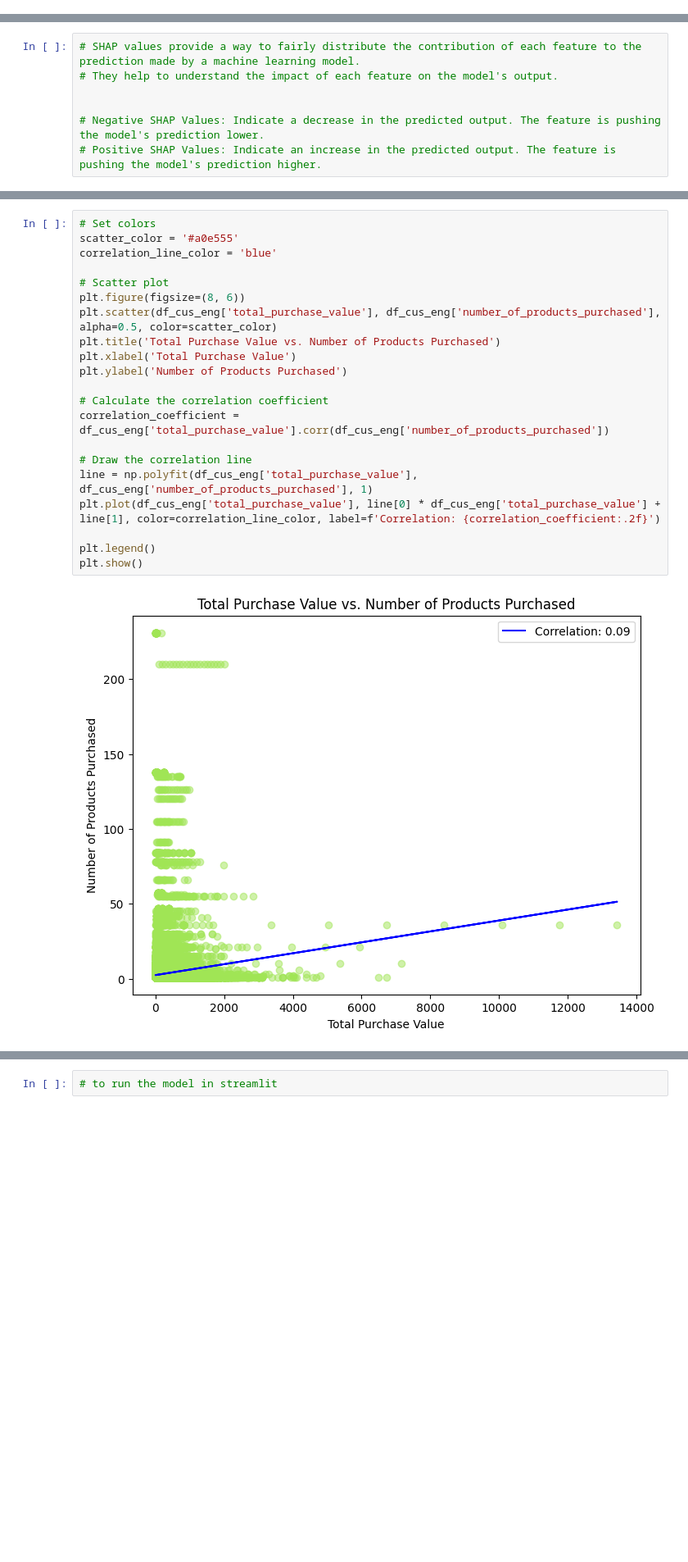
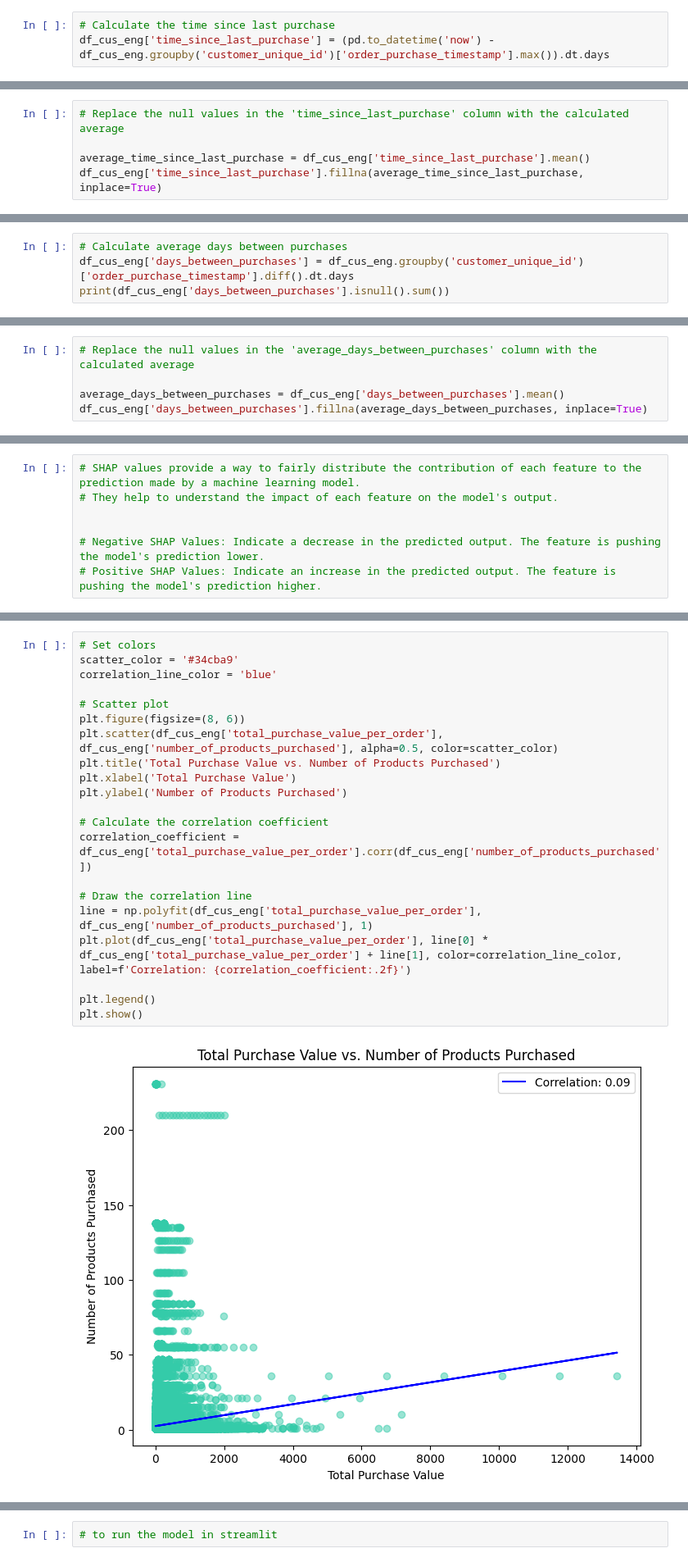
Before and after one commit to yjia28tan/Big-Data-Programming-Project, a Jupyter notebook: Code&Dataset/cleaned dataset/Customer_engagement_anslysis.ipynb, the cells around one changed output, grey strips where cells are left out. Shown: that part at 82% size. Drawn from its saved outputs; the diff is of its cells as text; blank space fills up the shorter version.

```diff
--- a/Code&Dataset/cleaned dataset/Customer_engagement_anslysis.ipynb
+++ b/Code&Dataset/cleaned dataset/Customer_engagement_anslysis.ipynb
@@ -161,3 +256,6 @@ plt.show()
 [figure]
 # %%
 # Customer Engagement
+# %%
+# Calculate the time since last purchase
+df_cus_eng['time_since_last_purchase'] = (pd.to_datetime('now') - df_cus_eng.groupby('customer_unique_id')['order_purchase_timestamp'].max()).dt.days
@@ -163,0 +266,5 @@ plt.show()
+# %%
+# Replace the null values in the 'time_since_last_purchase' column with the calculated average
+
+average_time_since_last_purchase = df_cus_eng['time_since_last_purchase'].mean()
+df_cus_eng['time_since_last_purchase'].fillna(average_time_since_last_purchase, inplace=True)
@@ -163,0 +283,4 @@ plt.show()
+# %%
+# Calculate average days between purchases
+df_cus_eng['days_between_purchases'] = df_cus_eng.groupby('customer_unique_id')['order_purchase_timestamp'].diff().dt.days
+print(df_cus_eng['days_between_purchases'].isnull().sum())
@@ -163,0 +289,5 @@ plt.show()
+# %%
+# Replace the null values in the 'average_days_between_purchases' column with the calculated average
+
+average_days_between_purchases = df_cus_eng['days_between_purchases'].mean()
+df_cus_eng['days_between_purchases'].fillna(average_days_between_purchases, inplace=True)
@@ -601,26 +897,26 @@ print(len(df_cus_eng['number_of_products_purchased']))
 # %%
 # Set colors
-scatter_color = '#a0e555'
+scatter_color = '#34cba9'
 correlation_line_color = 'blue'
 
 # Scatter plot
 plt.figure(figsize=(8, 6))
-plt.scatter(df_cus_eng['total_purchase_value'], df_cus_eng['number_of_products_purchased'], alpha=0.5, color=scatter_color)
+plt.scatter(df_cus_eng['total_purchase_value_per_order'], df_cus_eng['number_of_products_purchased'], alpha=0.5, color=scatter_color)
 plt.title('Total Purchase Value vs. Number of Products Purchased')
 plt.xlabel('Total Purchase Value')
 plt.ylabel('Number of Products Purchased')
 
 # Calculate the correlation coefficient
-correlation_coefficient = df_cus_eng['total_purchase_value'].corr(df_cus_eng['number_of_products_purchased'])
+correlation_coefficient = df_cus_eng['total_purchase_value_per_order'].corr(df_cus_eng['number_of_products_purchased'])
 
 # Draw the correlation line
-line = np.polyfit(df_cus_eng['total_purchase_value'], df_cus_eng['number_of_products_purchased'], 1)
-plt.plot(df_cus_eng['total_purchase_value'], line[0] * df_cus_eng['total_purchase_value'] + line[1], color=correlation_line_color, label=f'Correlation: {correlation_coefficient:.2f}')
+line = np.polyfit(df_cus_eng['total_purchase_value_per_order'], df_cus_eng['number_of_products_purchased'], 1)
+plt.plot(df_cus_eng['total_purchase_value_per_order'], line[0] * df_cus_eng['total_purchase_value_per_order'] + line[1], color=correlation_line_color, label=f'Correlation: {correlation_coefficient:.2f}')
 
 plt.legend()
 plt.show()
 # %% [output]
-[figure, old version]
+[figure, new version]
 # %%
 # Correlation Analysis
 
```
Also changed, not shown: parts of 62 cells of this notebook, 1 other file.
